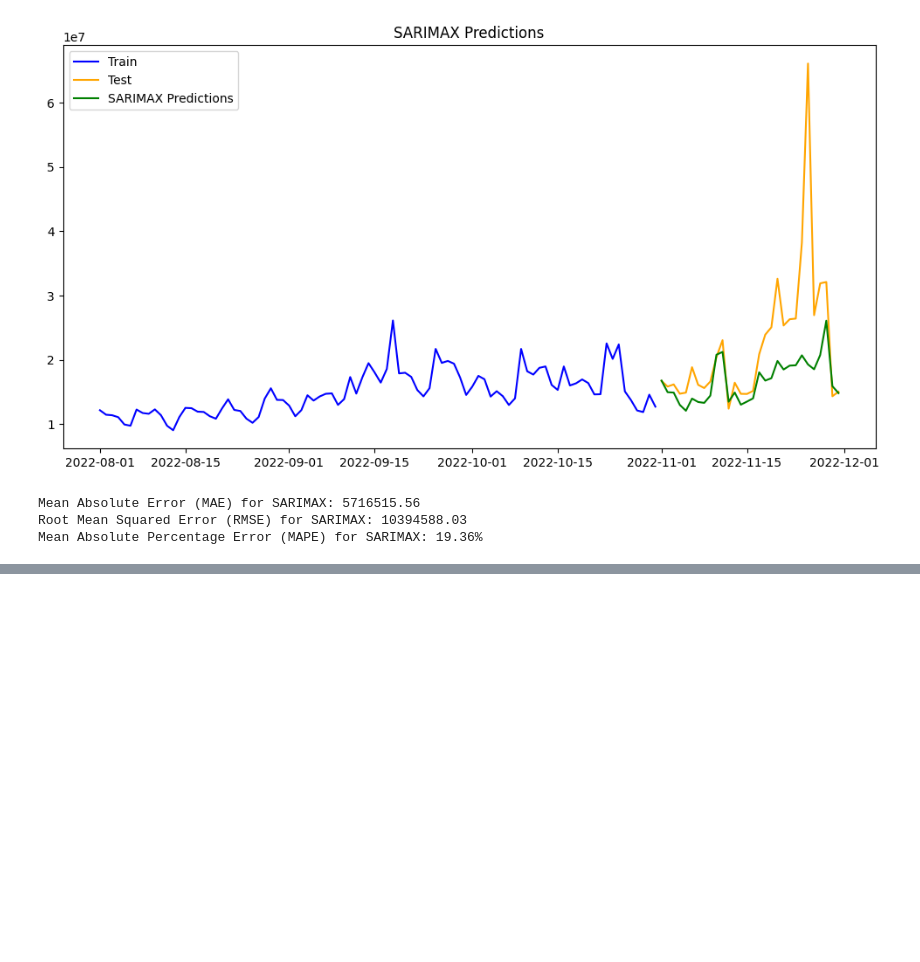
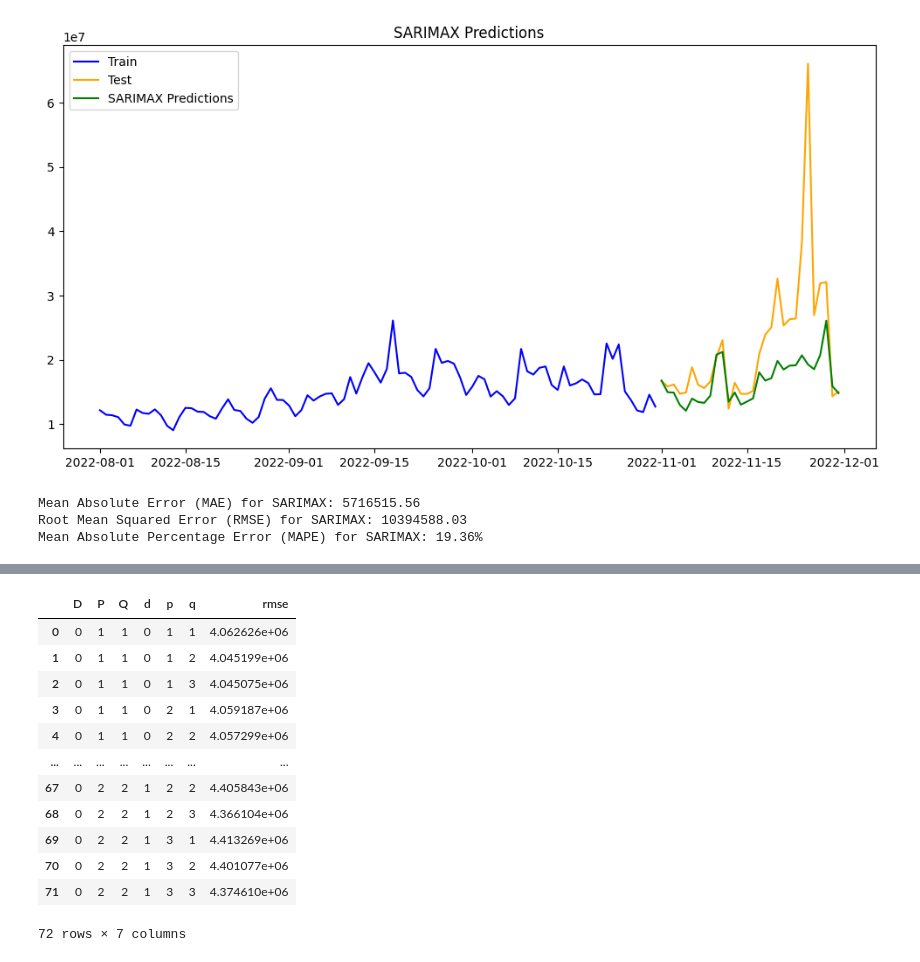
Before and after one commit to SuDy0906/Time-Series-Analysis-and-Forecasting, a Jupyter notebook: Models/SARIMAX.ipynb, the cells around one changed output, grey strips where cells are left out. Saved outputs shown, nothing was run; the diff lists cells and outputs as text; code cells hidden in the pictures; blank space fills up the shorter version.

```diff
--- a/Models/SARIMAX.ipynb
+++ b/Models/SARIMAX.ipynb
@@ -152,0 +157,3 @@ Mean Absolute Percentage Error (MAPE) for SARIMAX: 19.36%
+# %%
+# Define the model for CV
+model_cv = ARIMA(order=model.order, seasonal_order=model.seasonal_order)
@@ -152,0 +185,3 @@ Mean Absolute Percentage Error (MAPE) for SARIMAX: 19.36%
+# %%
+rmse = np.sqrt(np.average(cv_scores))
+print(f'Cross-validated RMSE: {rmse:.2f}')
@@ -152,0 +206,30 @@ Mean Absolute Percentage Error (MAPE) for SARIMAX: 19.36%
+# %%
+# Initialize an empty list to store RMSE values for each parameter set
+rmse_list = []
+
+# Iterate over each set of parameters in the grid
+for params in grid:
+
+  # Build an ARIMA model with the current set of parameters
+  model = ARIMA(order=(params['p'], params['d'], params['q']),
+                seasonal_order=(params['P'], params['D'], params['Q'], 7))
+
+  # Define the Rolling Forecast Cross-Validation strategy
+  cv = model_selection.RollingForecastCV(h=30,
+                                         step=15,
+                                         initial=df.shape[0] - 180)
+
+  # Perform cross-validation scoring with the ARIMA model
+  cv_score = model_selection.cross_val_score(model,
+                                             y=df['revenue'],  # Target variable 'y'
+                                             X=df.iloc[:, 1:3],  # Explanatory variables from columns 1 and 2
+                                             scoring='mean_squared_error',  # Evaluation metric: Mean Squared Error
+                                             cv=cv,  # Cross-validation strategy
+                                             verbose=1,  # Verbosity level
+                                             error_score=10000000000000000000000  # Value to assign if fitting error occurs
+                                             )
+
+  # Calculate RMSE and store the error
+  rmse = np.sqrt(np.average(cv_score))
+  print(f'Parameters: {params}, RMSE: {rmse:.2f}')
+  rmse_list.append(rmse)
@@ -152,0 +254,22 @@ Mean Absolute Percentage Error (MAPE) for SARIMAX: 19.36%
+# %%
+# Create a DataFrame to store the tuning results with parameters and corresponding RMSE values
+tuning_results = pd.DataFrame(grid)
+
+# Add the RMSE values calculated during parameter tuning to the DataFrame
+tuning_results['rmse'] = rmse_list
+
+tuning_results
+# %% [output]
+|  | D | P | Q | d | p | q | rmse |
+| 0 | 0 | 1 | 1 | 0 | 1 | 1 | 4.062626e+06 |
+| 1 | 0 | 1 | 1 | 0 | 1 | 2 | 4.045199e+06 |
+| 2 | 0 | 1 | 1 | 0 | 1 | 3 | 4.045075e+06 |
+| 3 | 0 | 1 | 1 | 0 | 2 | 1 | 4.059187e+06 |
+| 4 | 0 | 1 | 1 | 0 | 2 | 2 | 4.057299e+06 |
+| ... | ... | ... | ... | ... | ... | ... | ... |
+| 67 | 0 | 2 | 2 | 1 | 2 | 2 | 4.405843e+06 |
+| 68 | 0 | 2 | 2 | 1 | 2 | 3 | 4.366104e+06 |
+| 69 | 0 | 2 | 2 | 1 | 3 | 1 | 4.413269e+06 |
+| 70 | 0 | 2 | 2 | 1 | 3 | 2 | 4.401077e+06 |
+| 71 | 0 | 2 | 2 | 1 | 3 | 3 | 4.374610e+06 |
+72 rows × 7 columns
```
Also changed, not shown: parts of 19 cells of this notebook.
